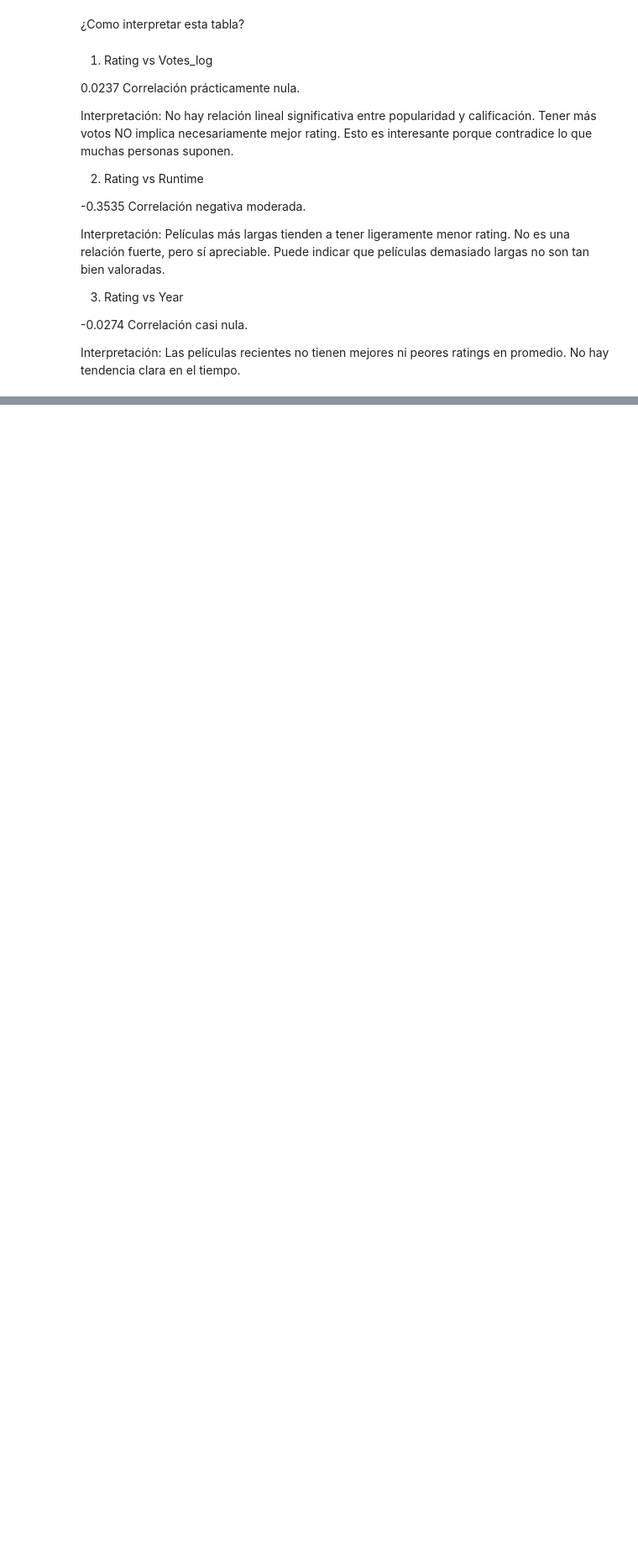
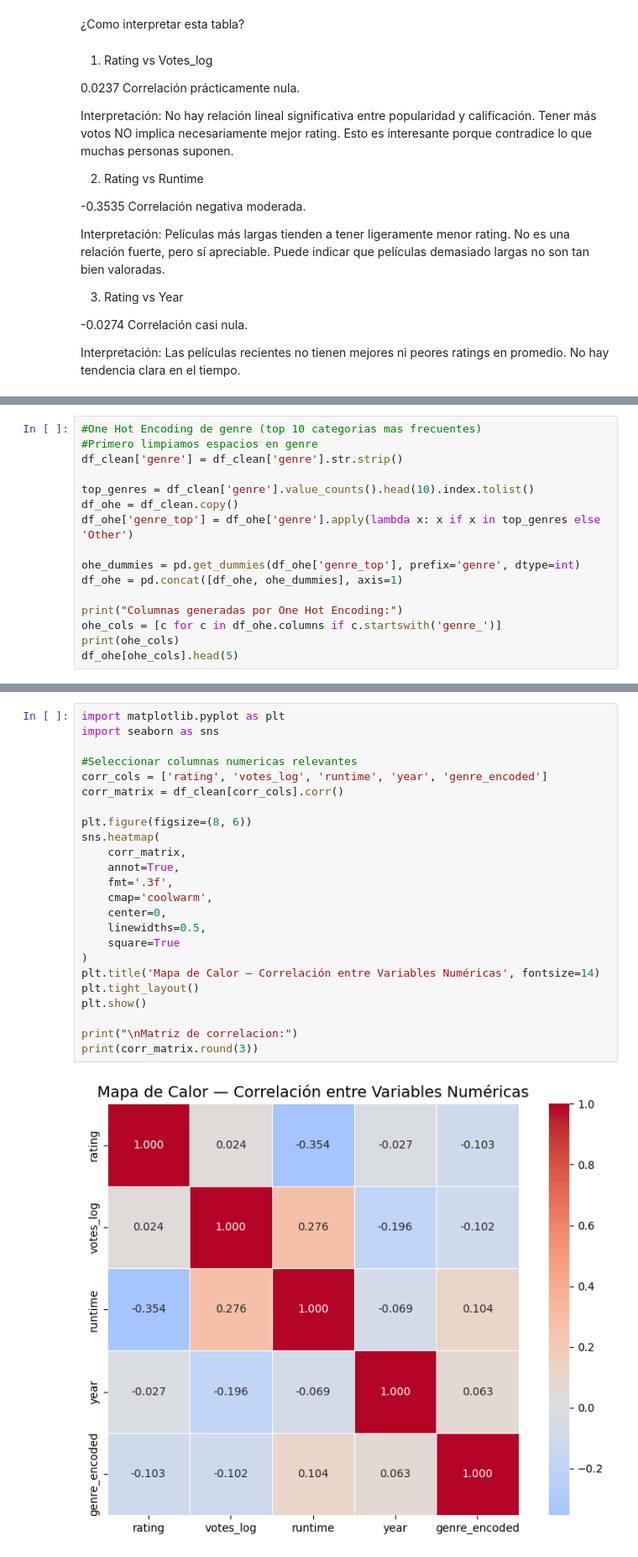
Before and after one commit to SimonCastroV/INFORME1_APREN_AUT, a Jupyter notebook: main.ipynb, the cells around one changed output, grey strips where cells are left out. Shown at 84% size. Cells and saved outputs as stored; diff of their text form; blank space fills up the shorter version.

```diff
--- a/main.ipynb
+++ b/main.ipynb
@@ -633,0 +702,16 @@ No hay tendencia clara en el tiempo.
+# %%
+#One Hot Encoding de genre (top 10 categorias mas frecuentes)
+#Primero limpiamos espacios en genre
+df_clean['genre'] = df_clean['genre'].str.strip()
+
+top_genres = df_clean['genre'].value_counts().head(10).index.tolist()
+df_ohe = df_clean.copy()
+df_ohe['genre_top'] = df_ohe['genre'].apply(lambda x: x if x in top_genres else 'Other')
+
+ohe_dummies = pd.get_dummies(df_ohe['genre_top'], prefix='genre', dtype=int)
+df_ohe = pd.concat([df_ohe, ohe_dummies], axis=1)
+
+print("Columnas generadas por One Hot Encoding:")
+ohe_cols = [c for c in df_ohe.columns if c.startswith('genre_')]
+print(ohe_cols)
+df_ohe[ohe_cols].head(5)
@@ -633,0 +777,26 @@ No hay tendencia clara en el tiempo.
+# %%
+import matplotlib.pyplot as plt
+import seaborn as sns
+
+#Seleccionar columnas numericas relevantes
+corr_cols = ['rating', 'votes_log', 'runtime', 'year', 'genre_encoded']
+corr_matrix = df_clean[corr_cols].corr()
+
+plt.figure(figsize=(8, 6))
+sns.heatmap(
+    corr_matrix,
+    annot=True,
+    fmt='.3f',
+    cmap='coolwarm',
+    center=0,
+    linewidths=0.5,
+    square=True
+)
+plt.title('Mapa de Calor — Correlación entre Variables Numéricas', fontsize=14)
+plt.tight_layout()
+plt.show()
+
+print("\nMatriz de correlacion:")
+print(corr_matrix.round(3))
+# %% [output]
+[figure, added]
```
Also changed, not shown: parts of 50 cells of this notebook.
